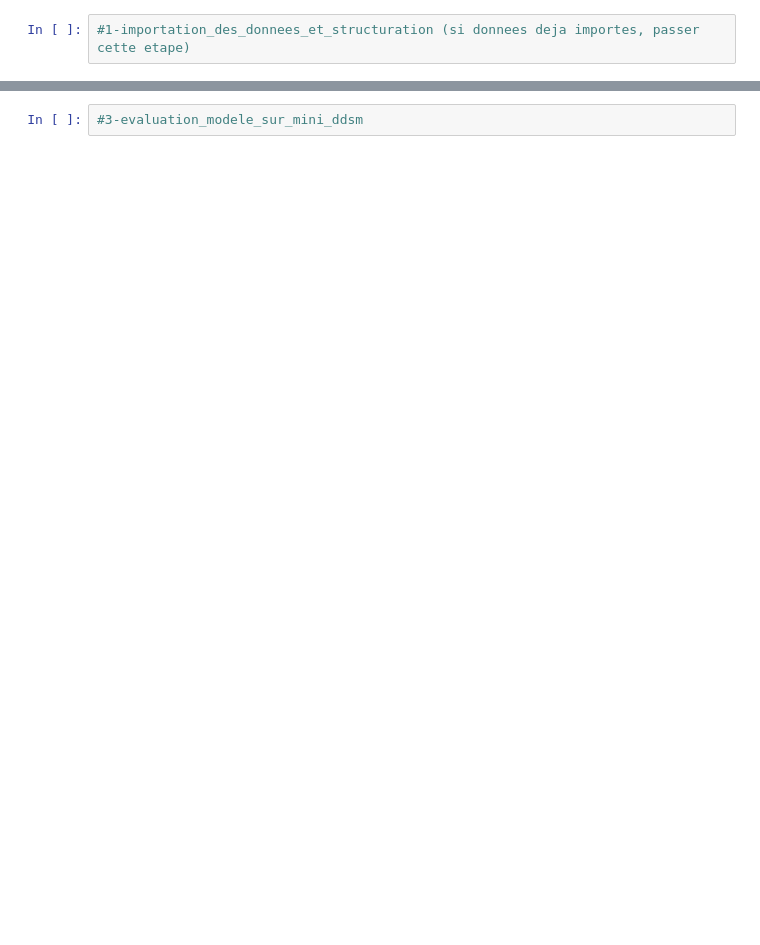
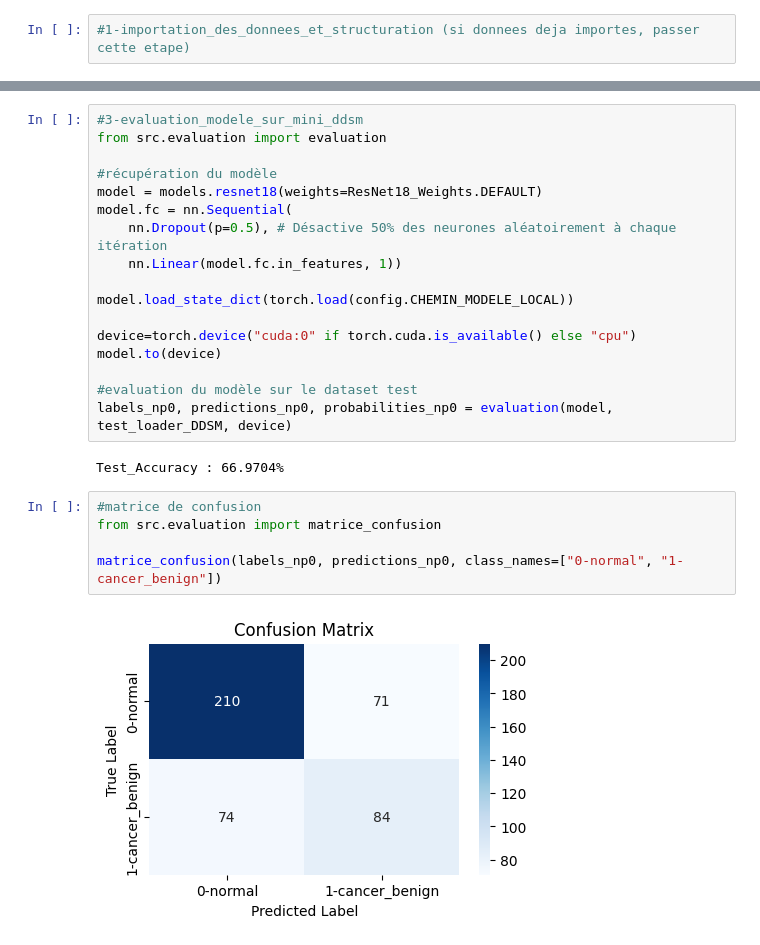
Before and after one commit to diabitbol/ot-domain-adaptation-mammography, a Jupyter notebook: projet/main.ipynb, the cells around one changed output, grey strips where cells are left out. Drawn from its saved outputs; the diff is of its cells as text; blank space fills up the shorter version.

```diff
--- a/projet/main.ipynb
+++ b/projet/main.ipynb
@@ -126,2 +150,26 @@ RuntimeError: The NVIDIA driver on your system is too old (found version 12090).
 # %%
 #3-evaluation_modele_sur_mini_ddsm
+from src.evaluation import evaluation
+
+#récupération du modèle
+model = models.resnet18(weights=ResNet18_Weights.DEFAULT)
+model.fc = nn.Sequential(
+    nn.Dropout(p=0.5), # Désactive 50% des neurones aléatoirement à chaque itération
+    nn.Linear(model.fc.in_features, 1))
+
+model.load_state_dict(torch.load(config.CHEMIN_MODELE_LOCAL))
+
+device=torch.device("cuda:0" if torch.cuda.is_available() else "cpu")
+model.to(device)
+
+#evaluation du modèle sur le dataset test
+labels_np0, predictions_np0, probabilities_np0 = evaluation(model, test_loader_DDSM, device)
+# %% [output]
+Test_Accuracy : 66.9704%
+# %%
+#matrice de confusion
+from src.evaluation import matrice_confusion
+
+matrice_confusion(labels_np0, predictions_np0, class_names=["0-normal", "1-cancer_benign"])
+# %% [output]
+[figure, added]
```
Also changed, not shown: parts of 33 cells of this notebook, 6 other files.
